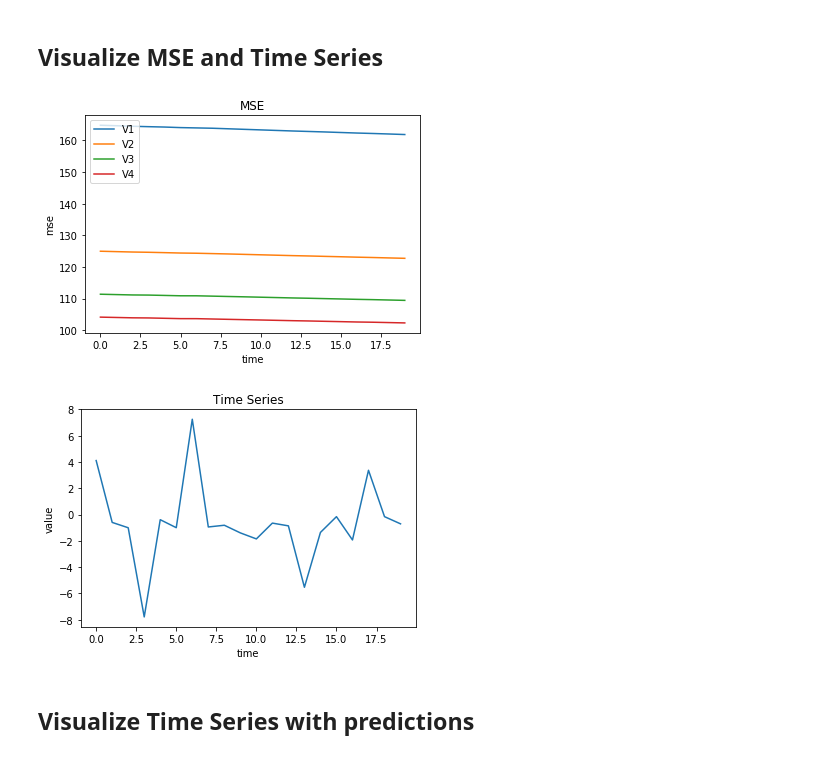
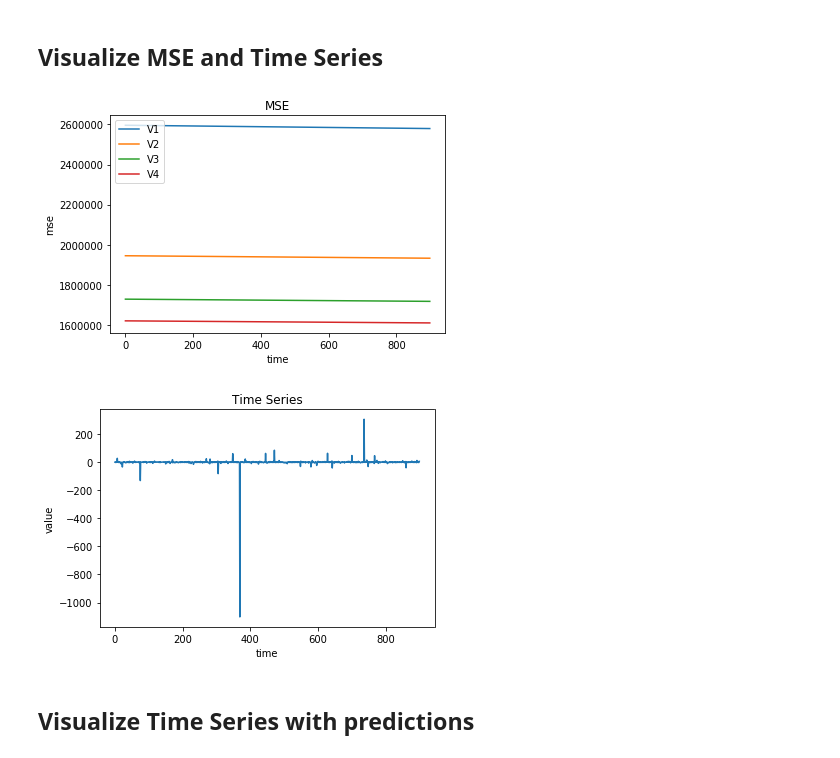
Before and after one commit to joangerard/time-series-predictor, a Jupyter notebook: src/consumer.ipynb, the cells around one changed output. Cells and saved outputs as stored; diff of their text form; code cells hidden in the pictures.

```diff
--- a/src/consumer.ipynb
+++ b/src/consumer.ipynb
@@ -41,9 +42,11 @@ os.environ['PYSPARK_SUBMIT_ARGS'] = '--conf spark.ui.port=4050 '+\
                         '--packages org.apache.spark:spark-streaming-kafka-0-8_2.11:2.4.4 '+\
         '--conf spark.driver.memory=2g  pyspark-shell'
 
+executors = 2
+
 spark = SparkSession \
     .builder \
-    .master("local[2]") \
+    .master("local[{0}]".format(executors)) \
     .appName("KafkaReceive") \
     .getOrCreate()
 # %% [markdown]
@@ -84,12 +87,12 @@ def parse_message(x):
     message.x = messageDict["x"]
     return message
 # %%
-def get_data_from_file(partitions=[0,1], prefix='test', search_dir = "./", file_index=-1):
+def get_data_from_file(executors, prefix='test', search_dir = "./", file_index=-1):
     """
     In charge of reading the last file containing information regarding the last stream
     and processing it to return an tuple with the keys, mses and the stream data.
 
-    :param partitions If the algorithm uses 2 partitions then this will receive [0,1] if it is 4 will be [0,1,2,3]
+    :param executors If the algorithm uses 2 executors then this will create two partitions [0,1] if it is 4 it will be [0,1,2,3]
     :param prefix     It is the prefix of the directory name
     :param search_dir Where it should the algorithm look for these files
     :param file_index If it is -1 it will use the last file (containing the last stream data), if it is 0 it will
@@ -107,7 +110,7 @@ def get_data_from_file(partitions=[0,1], prefix='test', search_dir = "./", file_
     files = list(filter(os.path.isdir, glob.glob(search_dir + prefix +"*")))
     files.sort(key=lambda x: os.path.getmtime(x))
 
-    for j in partitions:
+    for j in range(executors):
         file_name = "/part-0000%s" % str(j)
         data=files[file_index] + file_name
         F=open(data, "r")
@@ -310,13 +313,13 @@ ssc.stop(stopSparkContext=False,stopGraceFully=False)
 ## Visualize MSE and Time Series
 # %%
 range_view_start = 0
-range_view_end = 20
-(keys, mses, ys, y_hat) = get_data_from_file(partitions=[0,1], prefix='test-persistence')
+range_view_end = 900
+(keys, mses, ys, y_hat) = get_data_from_file(executors, prefix='test-persistence')
 plot_mse(range_view_start, range_view_end, keys, mses)
 plot_time_series(range_view_start, range_view_end, ys)
 # %% [output]
-[figure, old version]
+[figure, new version]
-[figure, old version]
+[figure, new version]
 # %% [markdown]
 ## Visualize Time Series with predictions
 # %%
```
Also changed, not shown: parts of 32 cells of this notebook, 2 other files.
